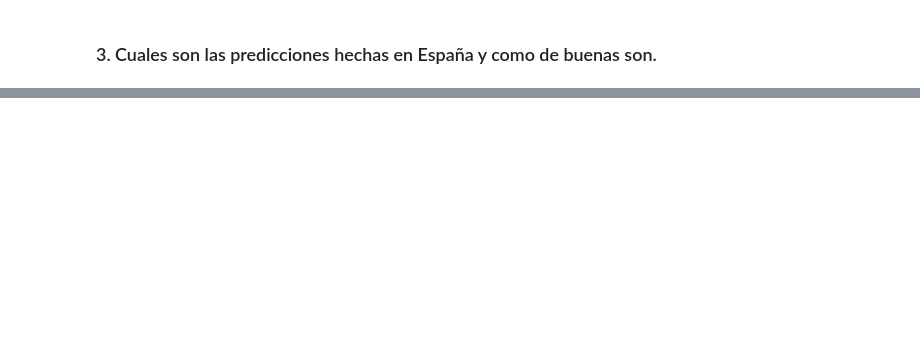
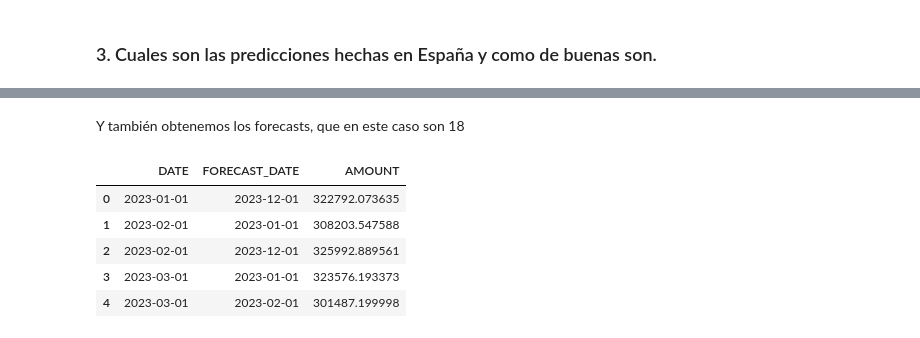
Before and after one commit to Alf-caput/data-visualization, a Jupyter notebook: ejercicios-clase/ejercicio3.ipynb, the cells around one changed output, grey strips where cells are left out. Saved outputs shown, nothing was run; the diff lists cells and outputs as text; code cells hidden in the pictures; blank space fills up the shorter version.

```diff
--- a/ejercicios-clase/ejercicio3.ipynb
+++ b/ejercicios-clase/ejercicio3.ipynb
@@ -672,0 +681,12 @@ df_forecasts_spain.head()
+# %% [markdown]
+Y también obtenemos los forecasts, que en este caso son 18
+# %%
+total_forecasts_spain = df_forecasts_spain.groupby(["DATE", "FORECAST_DATE"])["AMOUNT"].sum().reset_index()
+total_forecasts_spain.head()
+# %% [output]
+|  | DATE | FORECAST_DATE | AMOUNT |
+| 0 | 2023-01-01 | 2023-12-01 | 322792.073635 |
+| 1 | 2023-02-01 | 2023-01-01 | 308203.547588 |
+| 2 | 2023-02-01 | 2023-12-01 | 325992.889561 |
+| 3 | 2023-03-01 | 2023-01-01 | 323576.193373 |
+| 4 | 2023-03-01 | 2023-02-01 | 301487.199998 |
```
Also changed, not shown: parts of 9 cells of this notebook.
